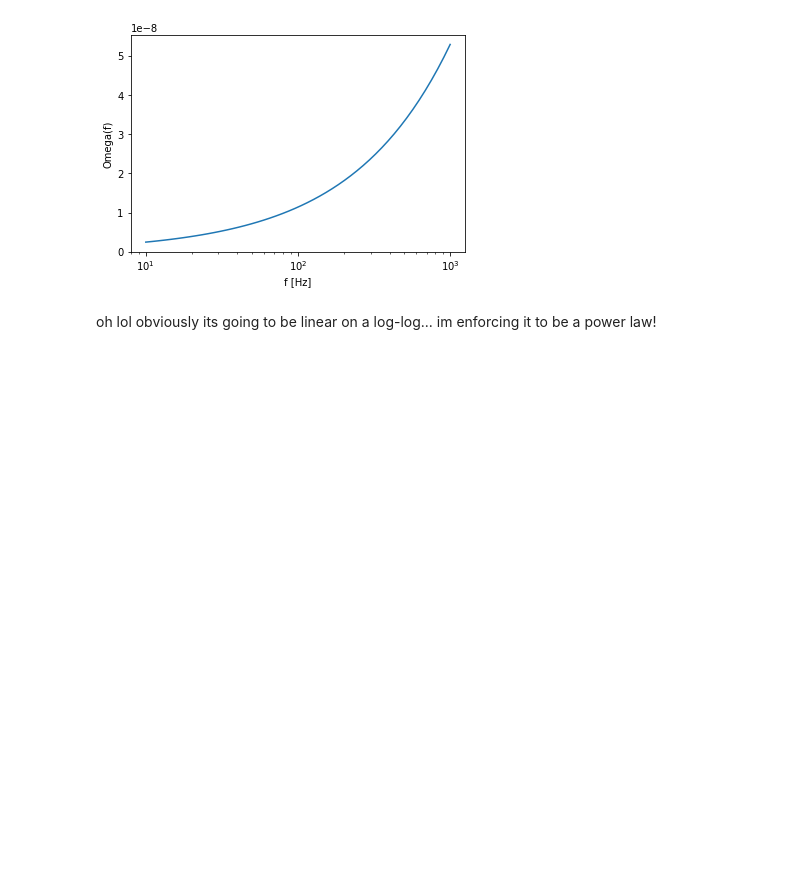
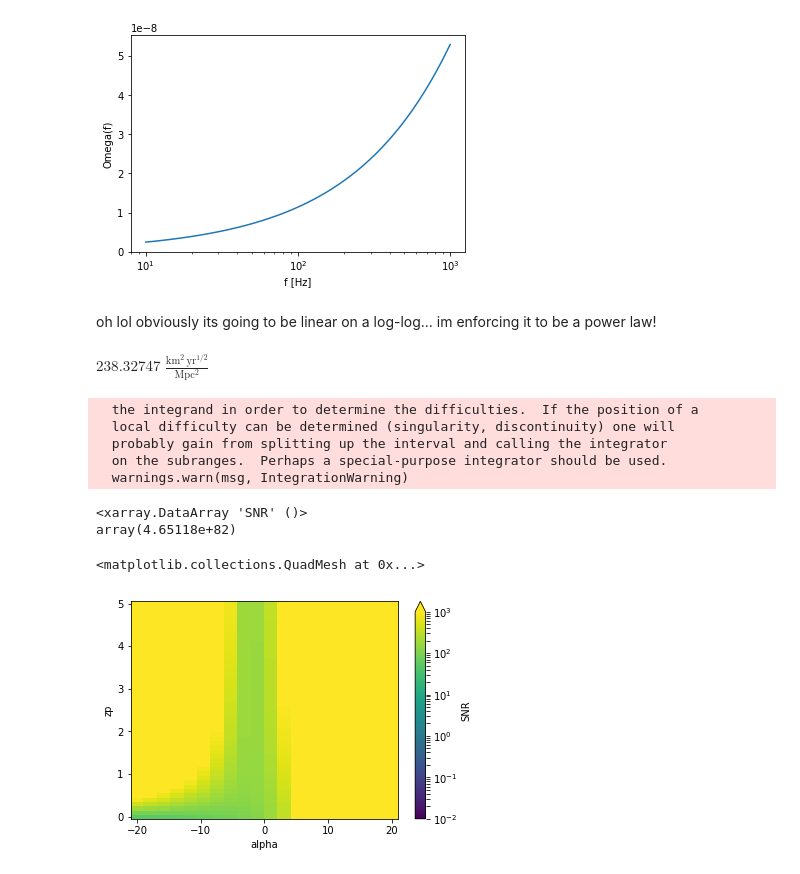
Before and after one commit to afarah18/stochastic_cosmo, a Jupyter notebook: horizon_dist_calculator.ipynb, the cells around one changed output. Saved outputs shown, nothing was run; the diff lists cells and outputs as text; code cells hidden in the pictures; blank space fills up the shorter version.

```diff
--- a/horizon_dist_calculator.ipynb
+++ b/horizon_dist_calculator.ipynb
@@ -377,0 +411,46 @@ oh lol obviously its going to be linear on a log-log... im enforcing it to be a
+# %%
+SNR(t_obs)
+#units are confusing but they are all from the prefac and Tobs
+#do for many z args
+# %% [output]
+$238.32747 \; \mathrm{\frac{km^{2}\,yr^{1/2}}{Mpc^{2}}}$
+# %%
+#janky way to enforce equal masses with 30 Msun cirp mass
+m_min = 34.9
+m_max = 35.0
+Rate = 30.0 /(u.Gpc**3 * u.year)
+
+zp_array = np.linspace(0,5)
+alpha_arr = np.linspace(-20,20,num=20)
+SNR_za = np.zeros((len(zp_array),len(alpha_arr)))
+gamma = -2.3
+for z in range(len(zp_array)):
+    print z
+    for a in range(len(alpha_arr)):
+        z_params = [zp_array[z], alpha_arr[a], 3.]
+        SNR_za[z,a] = SNR(t_obs,z_params) * (u.Mpc**2 * u.km**(-2) * u.yr**(-1/2.))
+# %% [output]
+  the integrand in order to determine the difficulties.  If the position of a
+  local difficulty can be determined (singularity, discontinuity) one will
+  probably gain from splitting up the interval and calling the integrator
+  on the subranges.  Perhaps a special-purpose integrator should be used.
+  warnings.warn(msg, IntegrationWarning)
+# %%
+SNR_fig2 = xr.DataArray(SNR_za,
+                        dims = ('zp','alpha'),
+                        coords = (zp_array,alpha_arr),
+                        name = 'SNR')
+# %%
+SNR_fig2.to_netcdf('data/SNR_fig2.nc')
+
+print(SNR_fig2.max())
+SNR_fig2.plot(norm=LogNorm())
+# %% [output]
+<xarray.DataArray 'SNR' ()>
+array(4.65118e+82)
+<matplotlib.collections.QuadMesh at 0x...>
+# %%
+SNR_fig2.plot(norm=LogNorm(vmin=1e-2,vmax=1e3))
+plt.show()
+# %% [output]
+[figure, added]
```
Also changed, not shown: parts of 3 cells of this notebook.
